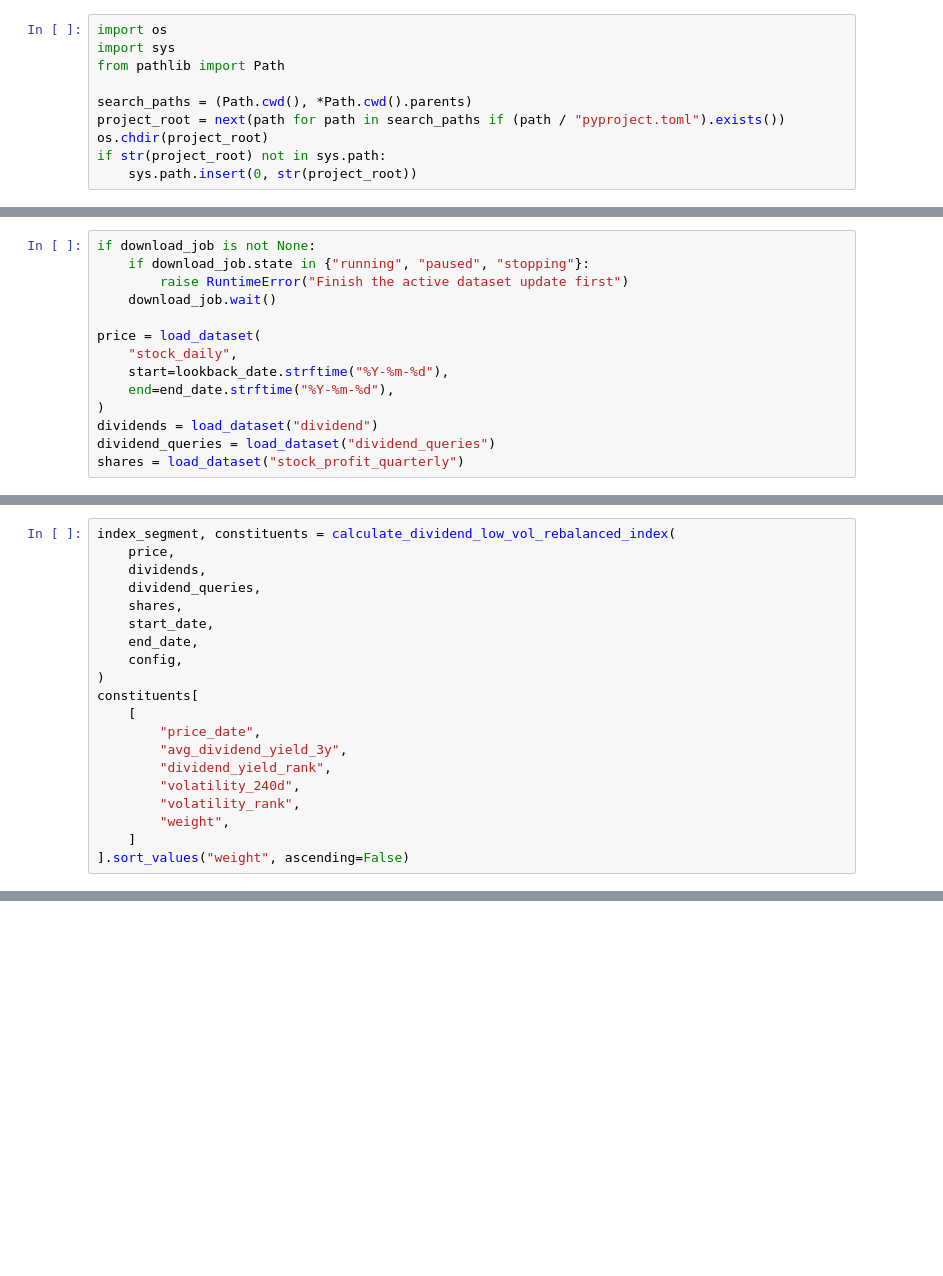
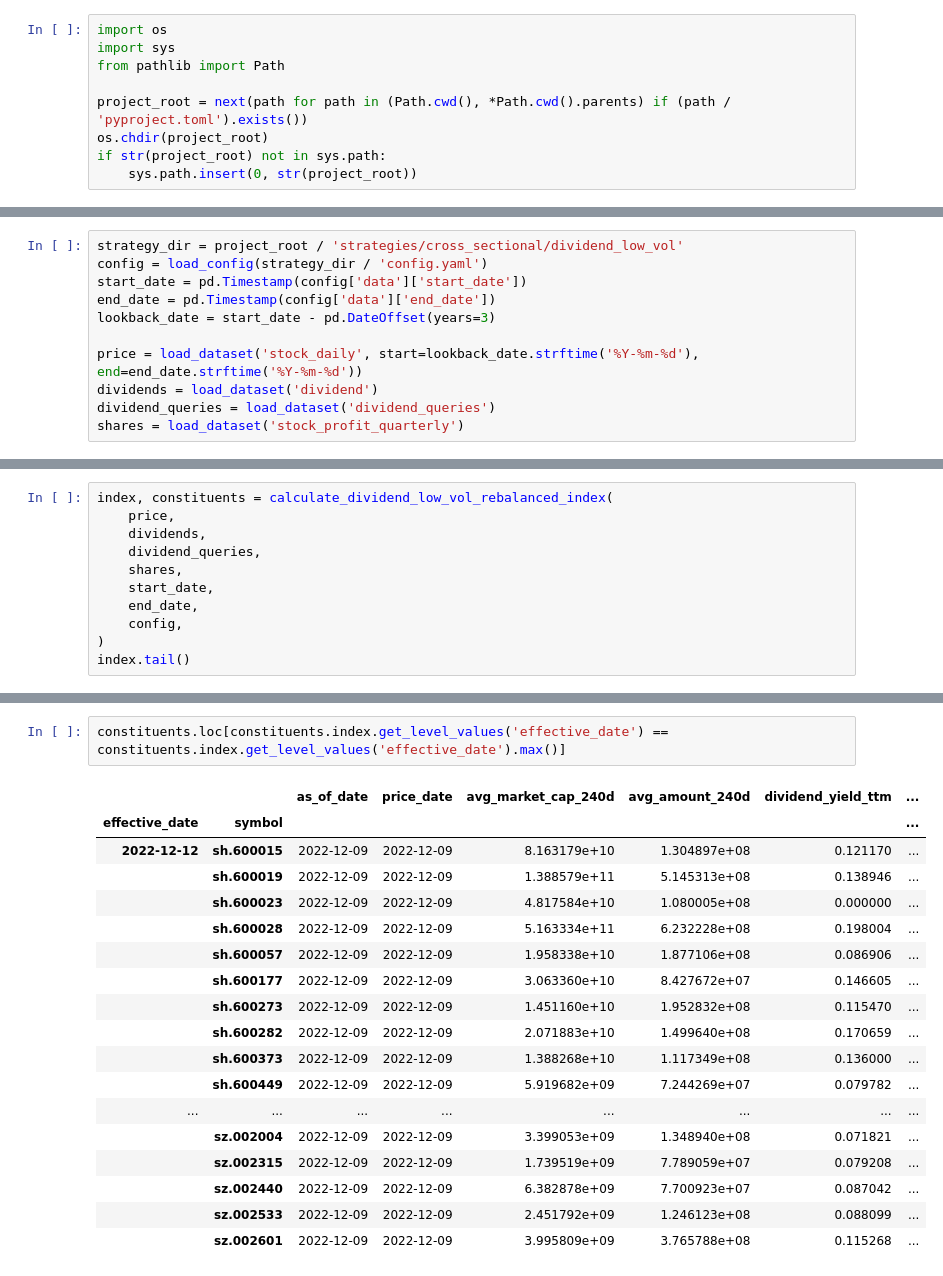
Before and after one commit to zyye00/pyquant, a Jupyter notebook: strategies/cross_sectional/dividend_low_vol/run.ipynb, the cells around one changed output, grey strips where cells are left out. Cells and saved outputs as stored; diff of their text form; blank space fills up the shorter version.

```diff
--- a/strategies/cross_sectional/dividend_low_vol/run.ipynb
+++ b/strategies/cross_sectional/dividend_low_vol/run.ipynb
@@ -7,8 +7,7 @@ import os
 import sys
 from pathlib import Path
 
-search_paths = (Path.cwd(), *Path.cwd().parents)
-project_root = next(path for path in search_paths if (path / "pyproject.toml").exists())
+project_root = next(path for path in (Path.cwd(), *Path.cwd().parents) if (path / 'pyproject.toml').exists())
 os.chdir(project_root)
 if str(project_root) not in sys.path:
     sys.path.insert(0, str(project_root))
@@ -82 +25,12 @@ download_job.state
+# %%
+strategy_dir = project_root / 'strategies/cross_sectional/dividend_low_vol'
+config = load_config(strategy_dir / 'config.yaml')
+start_date = pd.Timestamp(config['data']['start_date'])
+end_date = pd.Timestamp(config['data']['end_date'])
+lookback_date = start_date - pd.DateOffset(years=3)
+
+price = load_dataset('stock_daily', start=lookback_date.strftime('%Y-%m-%d'), end=end_date.strftime('%Y-%m-%d'))
+dividends = load_dataset('dividend')
+dividend_queries = load_dataset('dividend_queries')
+shares = load_dataset('stock_profit_quarterly')
 # %% [markdown]
@@ -133,14 +37,0 @@ download_job = update_dataset(
-# %%
-if download_job is not None:
-    if download_job.state in {"running", "paused", "stopping"}:
-        raise RuntimeError("Finish the active dataset update first")
-    download_job.wait()
-
-price = load_dataset(
-    "stock_daily",
-    start=lookback_date.strftime("%Y-%m-%d"),
-    end=end_date.strftime("%Y-%m-%d"),
-)
-dividends = load_dataset("dividend")
-dividend_queries = load_dataset("dividend_queries")
-shares = load_dataset("stock_profit_quarterly")
@@ -149,5 +38,5 @@ shares = load_dataset("stock_profit_quarterly")
 # %%
-index_segment, constituents = calculate_dividend_low_vol_rebalanced_index(
+index, constituents = calculate_dividend_low_vol_rebalanced_index(
     price,
     dividends,
     dividend_queries,
@@ -156,14 +45,5 @@ index_segment, constituents = calculate_dividend_low_vol_rebalanced_index(
     end_date,
     config,
 )
-constituents[
-    [
-        "price_date",
-        "avg_dividend_yield_3y",
-        "dividend_yield_rank",
-        "volatility_240d",
-        "volatility_rank",
-        "weight",
-    ]
-].sort_values("weight", ascending=False)
+index.tail()
 # %% [output]
@@ -198 +78,22 @@ index_segment.tail()
+# %%
+constituents.loc[constituents.index.get_level_values('effective_date') == constituents.index.get_level_values('effective_date').max()]
+# %% [output]
+|  |  | as_of_date | price_date | avg_market_cap_240d | avg_amount_240d | dividend_yield_ttm | ... |
+| effective_date | symbol |  |  |  |  |  | ... |
+| 2022-12-12 | sh.600015 | 2022-12-09 | 2022-12-09 | 8.163179e+10 | 1.304897e+08 | 0.121170 | ... |
+|  | sh.600019 | 2022-12-09 | 2022-12-09 | 1.388579e+11 | 5.145313e+08 | 0.138946 | ... |
+|  | sh.600023 | 2022-12-09 | 2022-12-09 | 4.817584e+10 | 1.080005e+08 | 0.000000 | ... |
+|  | sh.600028 | 2022-12-09 | 2022-12-09 | 5.163334e+11 | 6.232228e+08 | 0.198004 | ... |
+|  | sh.600057 | 2022-12-09 | 2022-12-09 | 1.958338e+10 | 1.877106e+08 | 0.086906 | ... |
+|  | sh.600177 | 2022-12-09 | 2022-12-09 | 3.063360e+10 | 8.427672e+07 | 0.146605 | ... |
+|  | sh.600273 | 2022-12-09 | 2022-12-09 | 1.451160e+10 | 1.952832e+08 | 0.115470 | ... |
+|  | sh.600282 | 2022-12-09 | 2022-12-09 | 2.071883e+10 | 1.499640e+08 | 0.170659 | ... |
+|  | sh.600373 | 2022-12-09 | 2022-12-09 | 1.388268e+10 | 1.117349e+08 | 0.136000 | ... |
+|  | sh.600449 | 2022-12-09 | 2022-12-09 | 5.919682e+09 | 7.244269e+07 | 0.079782 | ... |
+| ... | ... | ... | ... | ... | ... | ... | ... |
+|  | sz.002004 | 2022-12-09 | 2022-12-09 | 3.399053e+09 | 1.348940e+08 | 0.071821 | ... |
+|  | sz.002315 | 2022-12-09 | 2022-12-09 | 1.739519e+09 | 7.789059e+07 | 0.079208 | ... |
+|  | sz.002440 | 2022-12-09 | 2022-12-09 | 6.382878e+09 | 7.700923e+07 | 0.087042 | ... |
+|  | sz.002533 | 2022-12-09 | 2022-12-09 | 2.451792e+09 | 1.246123e+08 | 0.088099 | ... |
+|  | sz.002601 | 2022-12-09 | 2022-12-09 | 3.995809e+09 | 3.765788e+08 | 0.115268 | ... |
 # %%
```
Also changed, not shown: parts of 27 cells of this notebook, 3 other files.
